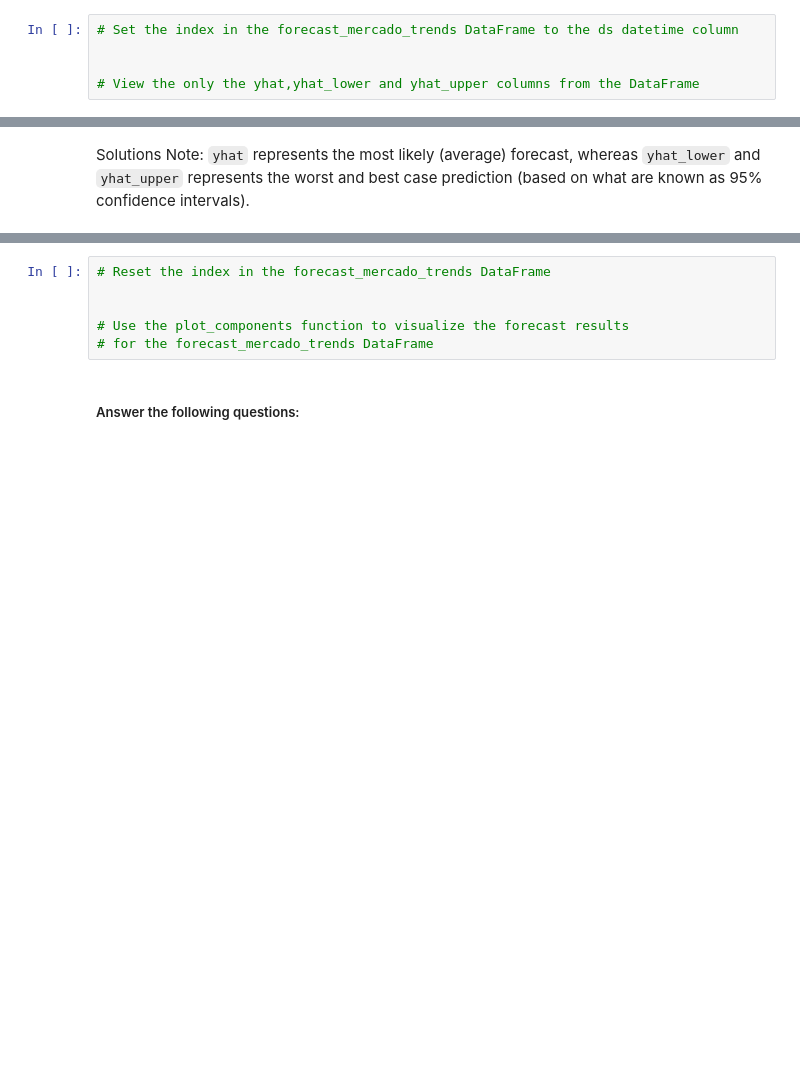
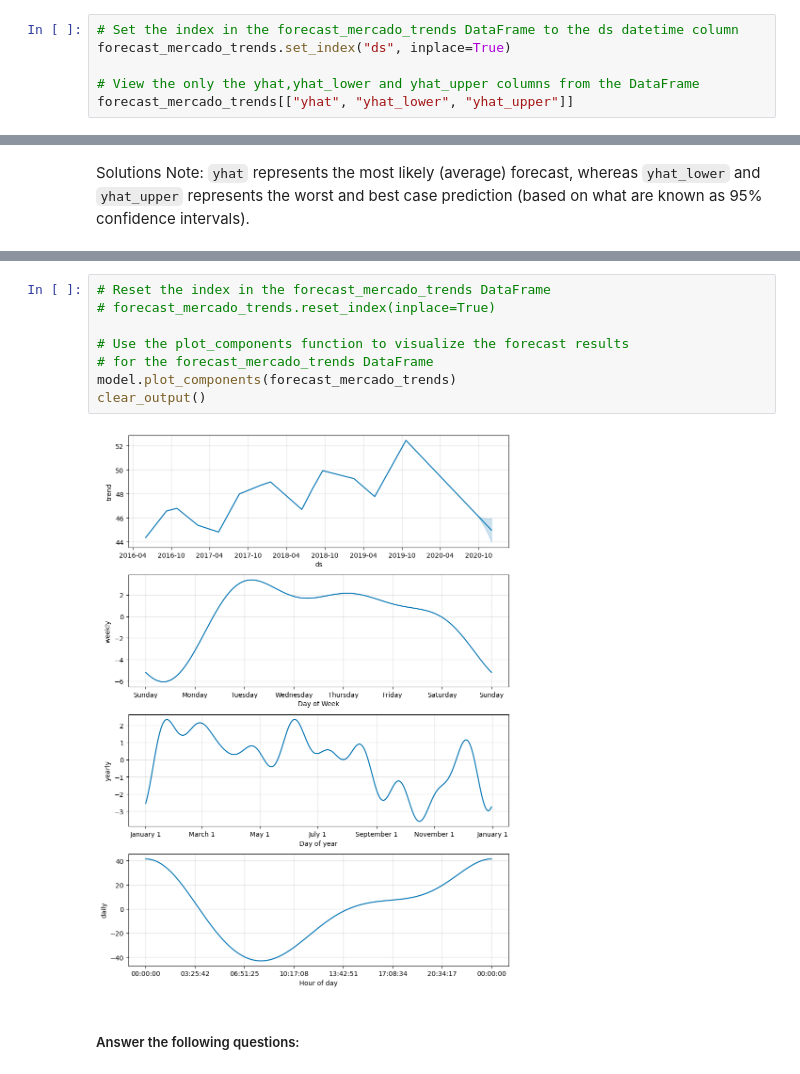
Before and after one commit to rune-encoder/prophet-challenge, a Jupyter notebook: forecasting_net_prophet.ipynb, the cells around one changed output, grey strips where cells are left out. Cells and saved outputs as stored; diff of their text form; blank space fills up the shorter version.

```diff
--- a/forecasting_net_prophet.ipynb
+++ b/forecasting_net_prophet.ipynb
@@ -444,6 +516,7 @@ Now, you need to produce a time series model that analyzes and forecasts pattern
 * What's the lowest point for search traffic in the calendar year?
 # %%
 # Set the index in the forecast_mercado_trends DataFrame to the ds datetime column
-
+forecast_mercado_trends.set_index("ds", inplace=True)
 
 # View the only the yhat,yhat_lower and yhat_upper columns from the DataFrame
+forecast_mercado_trends[["yhat", "yhat_lower", "yhat_upper"]]
@@ -455,9 +645,13 @@ Solutions Note: `yhat` represents the most likely (average) forecast, whereas `y
 # %%
 # Reset the index in the forecast_mercado_trends DataFrame
-
+# forecast_mercado_trends.reset_index(inplace=True)
 
 # Use the plot_components function to visualize the forecast results
 # for the forecast_mercado_trends DataFrame
+model.plot_components(forecast_mercado_trends)
+clear_output()
+# %% [output]
+[figure, added]
 # %% [markdown]
 ##### Answer the following questions:
 # %% [markdown]
```
Also changed, not shown: parts of 13 cells of this notebook.
